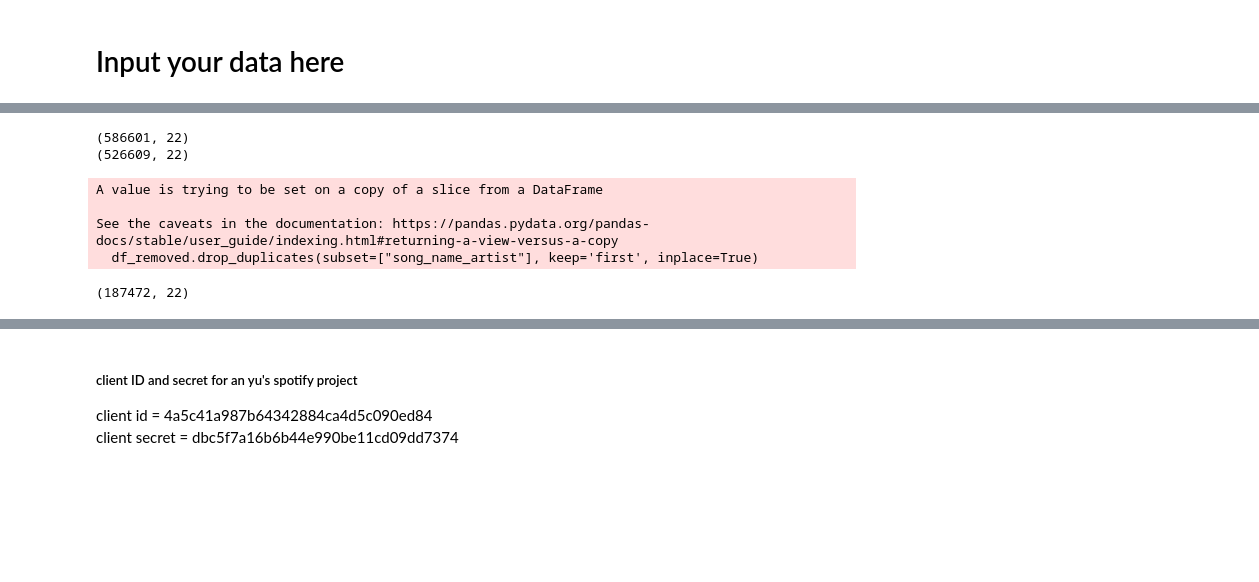
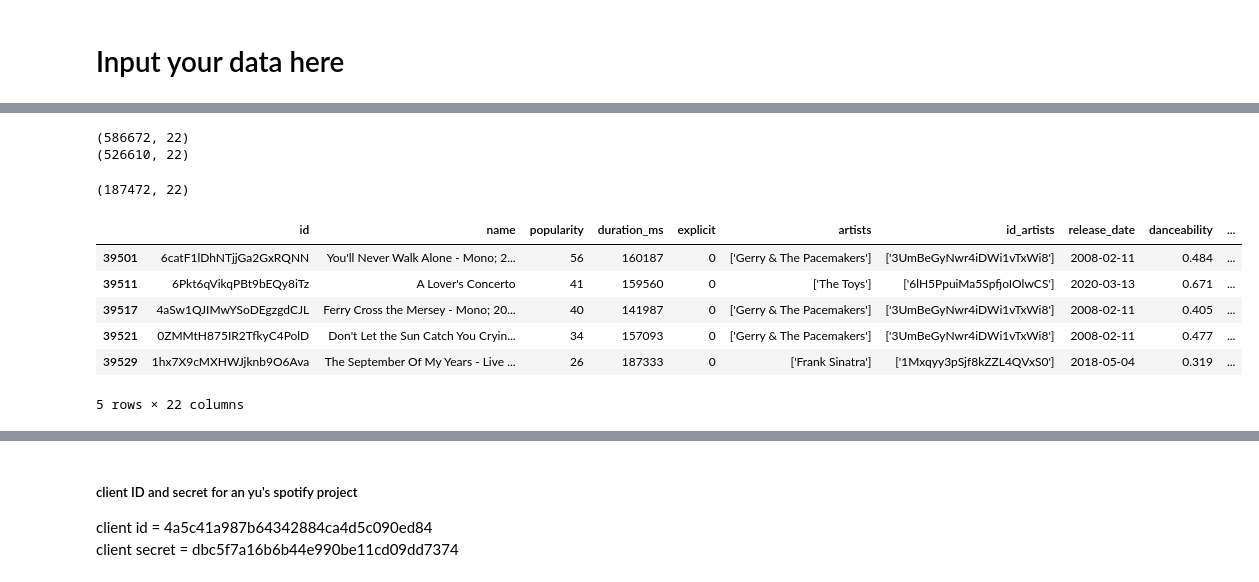
Before and after one commit to fishbrightwise/dap_artificial_dj, a Jupyter notebook: dap on them haters Recommender Model Testing.ipynb, the cells around one changed output, grey strips where cells are left out. Cells and saved outputs as stored; diff of their text form; code cells hidden in the pictures; blank space fills up the shorter version.

```diff
--- a/dap on them haters Recommender Model Testing.ipynb
+++ b/dap on them haters Recommender Model Testing.ipynb
@@ -108,14 +62,10 @@ See the caveats in the documentation: https://pandas.pydata.org/pandas-docs/stab
 # %%
 # Removing all duplicate songs-artist pairs. Meaning that there won't be 2 of the same song sung by the same artist.
-print(df_removed.shape)
-df_removed.drop_duplicates(subset=["song_name_artist"], keep='first', inplace=True)
-print(df_removed.shape)
+print(df.shape)
+df.drop_duplicates(subset=["song_name_artist"], keep='first', inplace=True)
+print(df.shape)
 # %% [output]
-(586601, 22)
-(526609, 22)
+(586672, 22)
+(526610, 22)
-A value is trying to be set on a copy of a slice from a DataFrame
-
-See the caveats in the documentation: https://pandas.pydata.org/pandas-docs/stable/user_guide/indexing.html#returning-a-view-versus-a-copy
-  df_removed.drop_duplicates(subset=["song_name_artist"], keep='first', inplace=True)
 # %%
 # Filter data to keep songs published 2000* and later.
@@ -124,2 +74,18 @@ print(df_removed.shape)
 # %% [output]
 (187472, 22)
+# %%
+df_fill_null = df.copy()
+
+df_fill_null['name'] = df.apply(
+    lambda row: sp.track(f"spotify:track:{row['id']}")['name'] if pd.isnull(row['name']) else row['name'], axis=1
+)
+
+df_fill_null.head()
+# %% [output]
+|  | id | name | popularity | duration_ms | explicit | artists | id_artists | release_date | danceability | ... |
+| 39501 | 6catF1lDhNTjjGa2GxRQNN | You'll Never Walk Alone - Mono; 2... | 56 | 160187 | 0 | ['Gerry & The Pacemakers'] | ['3UmBeGyNwr4iDWi1vTxWi8'] | 2008-02-11 | 0.484 | ... |
+| 39511 | 6Pkt6qVikqPBt9bEQy8iTz | A Lover's Concerto | 41 | 159560 | 0 | ['The Toys'] | ['6lH5PpuiMa5SpfjoIOlwCS'] | 2020-03-13 | 0.671 | ... |
+| 39517 | 4aSw1QJIMwYSoDEgzgdCJL | Ferry Cross the Mersey - Mono; 20... | 40 | 141987 | 0 | ['Gerry & The Pacemakers'] | ['3UmBeGyNwr4iDWi1vTxWi8'] | 2008-02-11 | 0.405 | ... |
+| 39521 | 0ZMMtH875IR2TfkyC4PolD | Don't Let the Sun Catch You Cryin... | 34 | 157093 | 0 | ['Gerry & The Pacemakers'] | ['3UmBeGyNwr4iDWi1vTxWi8'] | 2008-02-11 | 0.477 | ... |
+| 39529 | 1hx7X9cMXHWJjknb9O6Ava | The September Of My Years - Live ... | 26 | 187333 | 0 | ['Frank Sinatra'] | ['1Mxqyy3pSjf8kZZL4QVxS0'] | 2018-05-04 | 0.319 | ... |
+5 rows × 22 columns
```
Also changed, not shown: parts of 25 cells of this notebook, 1 other file.
